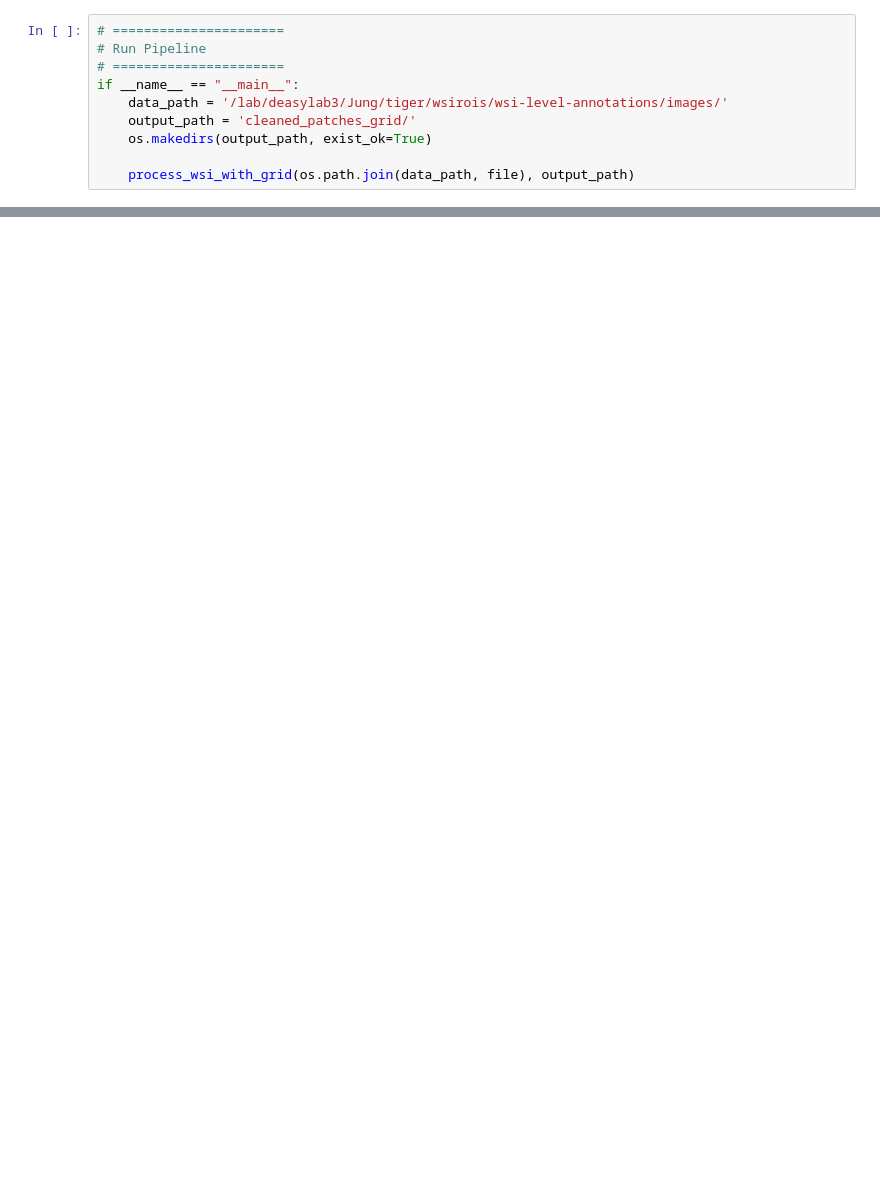
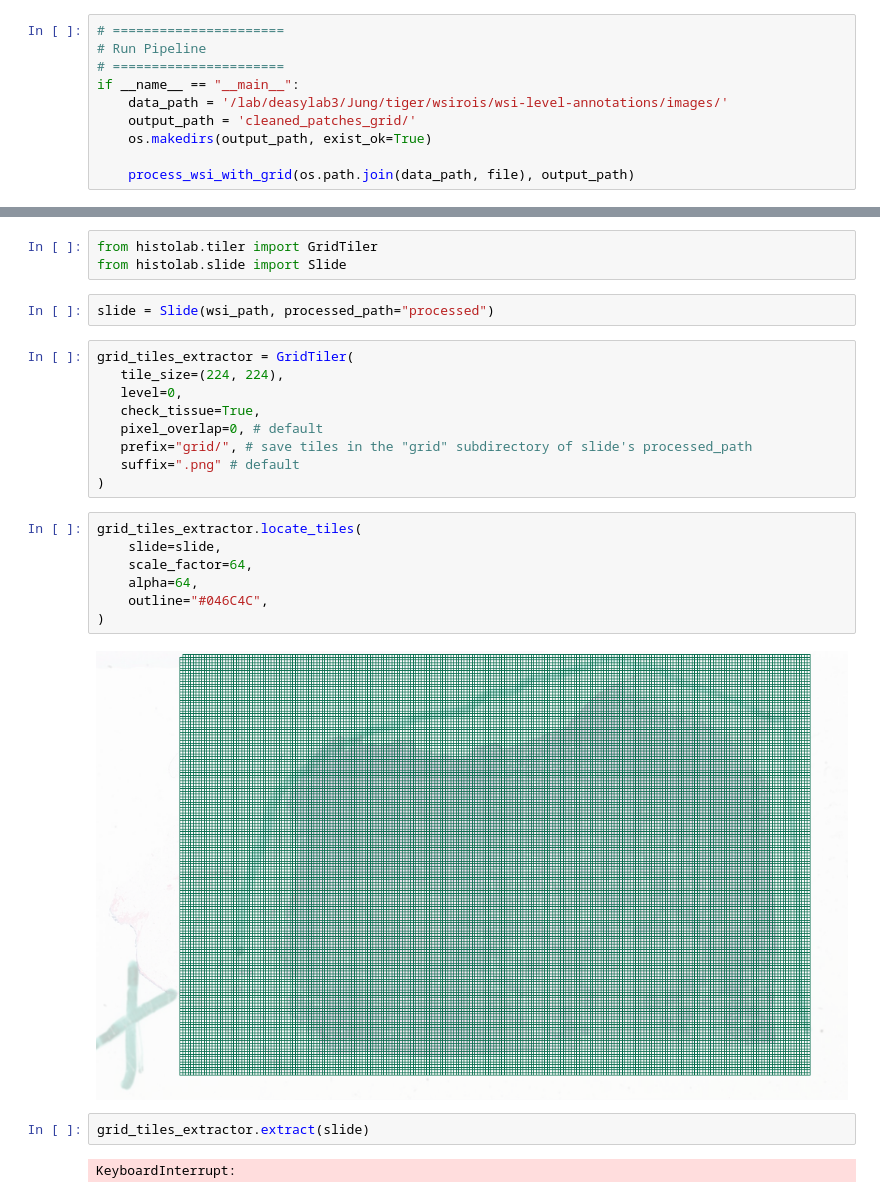
Before and after one commit to himangi2003/TNBC_multimodal, a Jupyter notebook: Untitled1.ipynb, the cells around one changed output, grey strips where cells are left out. Cells and saved outputs as stored; diff of their text form; blank space fills up the shorter version.

```diff
--- a/Untitled1.ipynb
+++ b/Untitled1.ipynb
@@ -169,0 +172,27 @@ if __name__ == "__main__":
+# %%
+from histolab.tiler import GridTiler
+from histolab.slide import Slide
+# %%
+slide = Slide(wsi_path, processed_path="processed")
+# %%
+grid_tiles_extractor = GridTiler(
+   tile_size=(224, 224),
+   level=0,
+   check_tissue=True,
+   pixel_overlap=0, # default
+   prefix="grid/", # save tiles in the "grid" subdirectory of slide's processed_path
+   suffix=".png" # default
+)
+# %%
+grid_tiles_extractor.locate_tiles(
+    slide=slide,
+    scale_factor=64,
+    alpha=64,
+    outline="#046C4C",
+)
+# %% [output]
+[figure, added]
+# %%
+grid_tiles_extractor.extract(slide)
+# %% [output]
+KeyboardInterrupt:
```
Also changed, not shown: parts of 2 cells of this notebook, 4 other files.
